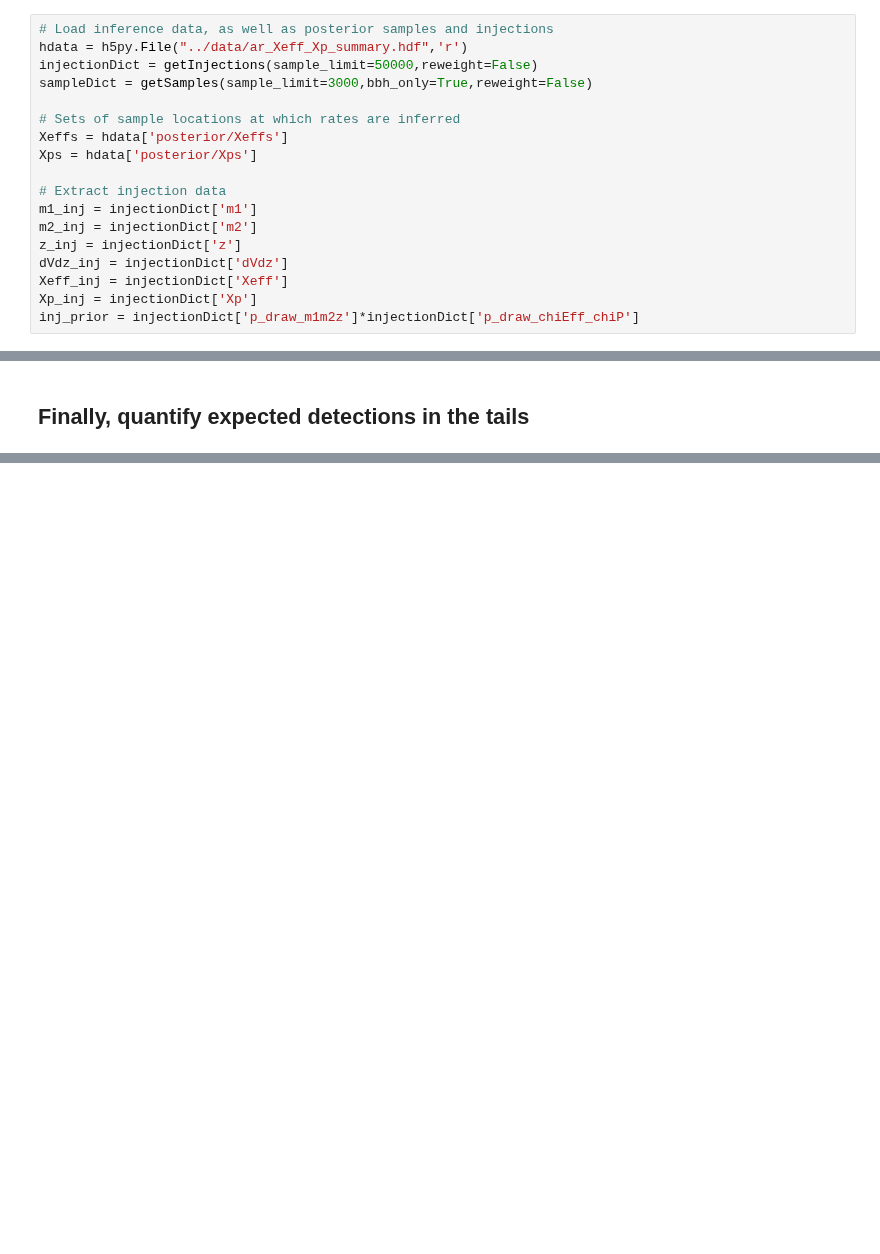
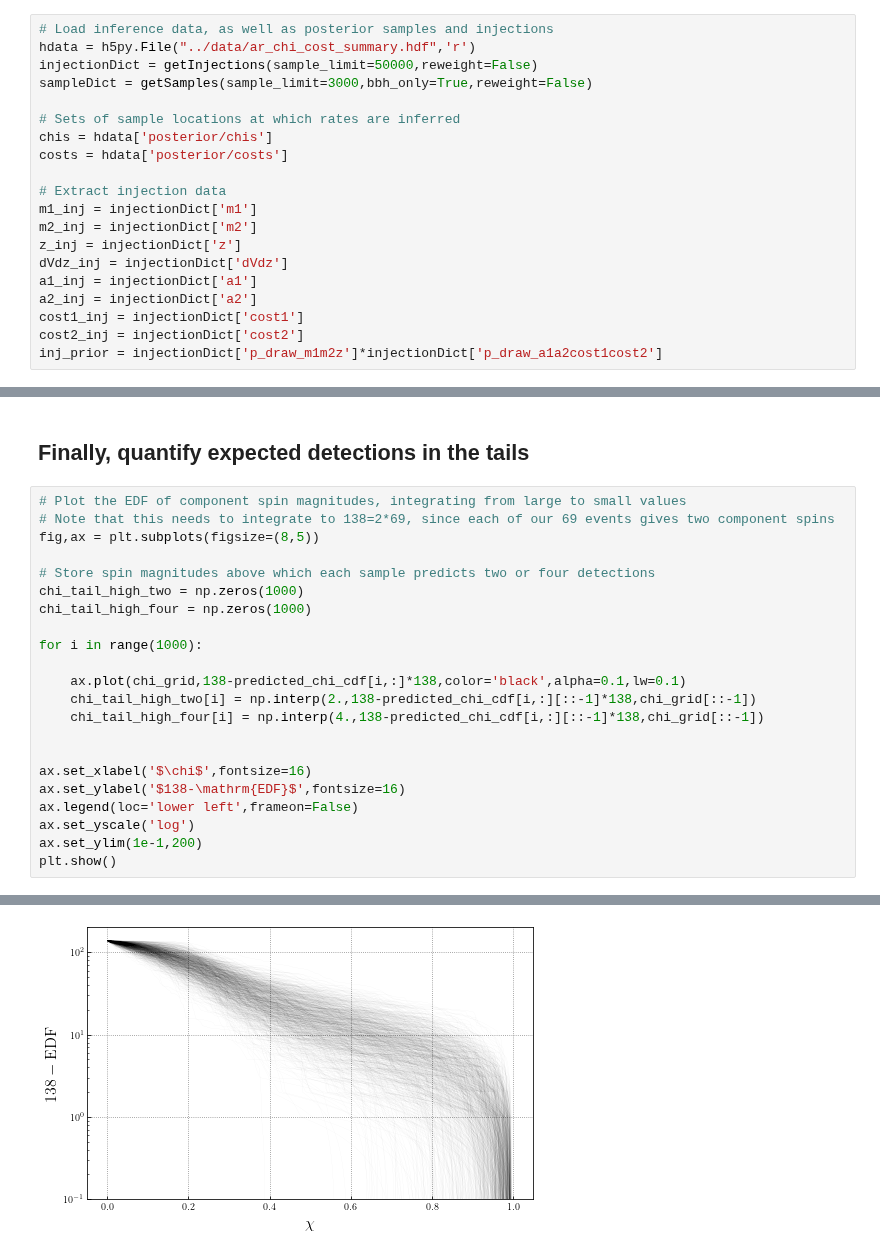
Before and after one commit to tcallister/autoregressive-bbh-inference, a Jupyter notebook: figures/make_figure_23.ipynb, the cells around one changed output, grey strips where cells are left out. Drawn from its saved outputs; the diff is of its cells as text; blank space fills up the shorter version.

```diff
--- a/figures/make_figure_23.ipynb
+++ b/figures/make_figure_23.ipynb
@@ -12,22 +12,24 @@ import h5py
 from tqdm import tqdm
 # %%
 # Load inference data, as well as posterior samples and injections
-hdata = h5py.File("../data/ar_Xeff_Xp_summary.hdf",'r')
+hdata = h5py.File("../data/ar_chi_cost_summary.hdf",'r')
 injectionDict = getInjections(sample_limit=50000,reweight=False)
 sampleDict = getSamples(sample_limit=3000,bbh_only=True,reweight=False)
 
 # Sets of sample locations at which rates are inferred
-Xeffs = hdata['posterior/Xeffs']
-Xps = hdata['posterior/Xps']
+chis = hdata['posterior/chis']
+costs = hdata['posterior/costs']
 
 # Extract injection data
 m1_inj = injectionDict['m1']
 m2_inj = injectionDict['m2']
 z_inj = injectionDict['z']
 dVdz_inj = injectionDict['dVdz']
-Xeff_inj = injectionDict['Xeff']
-Xp_inj = injectionDict['Xp']
-inj_prior = injectionDict['p_draw_m1m2z']*injectionDict['p_draw_chiEff_chiP']
+a1_inj = injectionDict['a1']
+a2_inj = injectionDict['a2']
+cost1_inj = injectionDict['cost1']
+cost2_inj = injectionDict['cost2']
+inj_prior = injectionDict['p_draw_m1m2z']*injectionDict['p_draw_a1a2cost1cost2']
 # %% [output]
 Removing  GW170817
 Removing  S190425z
@@ -219,2 +353,25 @@ plt.show()
 # %% [markdown]
 ## Finally, quantify expected detections in the tails
+# %%
+# Plot the EDF of component spin magnitudes, integrating from large to small values
+# Note that this needs to integrate to 138=2*69, since each of our 69 events gives two component spins
+fig,ax = plt.subplots(figsize=(8,5))
+
+# Store spin magnitudes above which each sample predicts two or four detections
+chi_tail_high_two = np.zeros(1000)
+chi_tail_high_four = np.zeros(1000)
+
+for i in range(1000):
+
+    ax.plot(chi_grid,138-predicted_chi_cdf[i,:]*138,color='black',alpha=0.1,lw=0.1)
+    chi_tail_high_two[i] = np.interp(2.,138-predicted_chi_cdf[i,:][::-1]*138,chi_grid[::-1])
+    chi_tail_high_four[i] = np.interp(4.,138-predicted_chi_cdf[i,:][::-1]*138,chi_grid[::-1])
+
+
+ax.set_xlabel('$\chi$',fontsize=16)
+ax.set_ylabel('$138-\mathrm{EDF}$',fontsize=16)
+ax.legend(loc='lower left',frameon=False)
+ax.set_yscale('log')
+ax.set_ylim(1e-1,200)
+plt.show()
+# %% [output]
@@ -220,0 +379 @@ plt.show()
+[figure, added]
```
Also changed, not shown: parts of 16 cells of this notebook, 18 other files.
